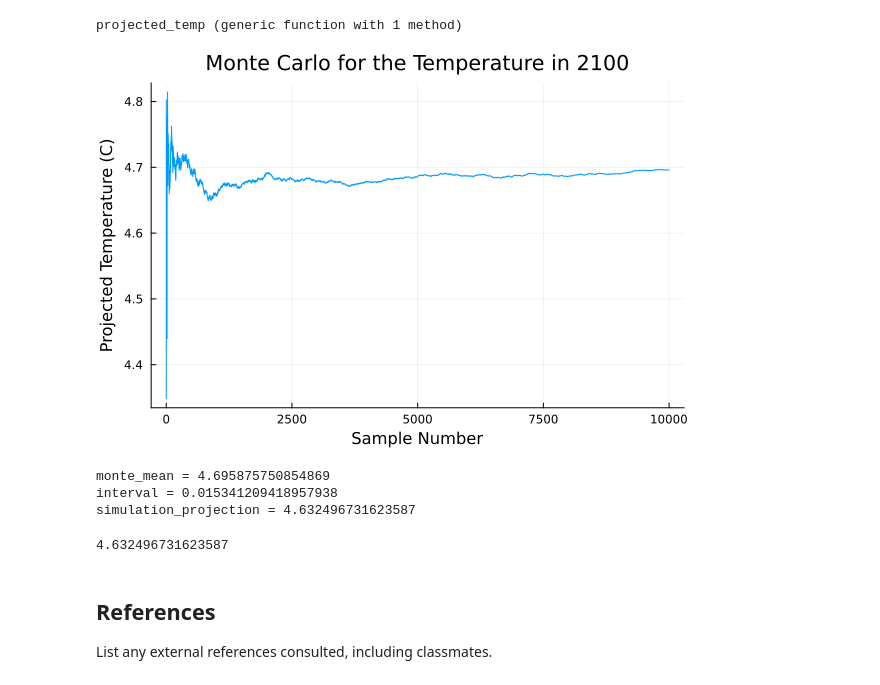
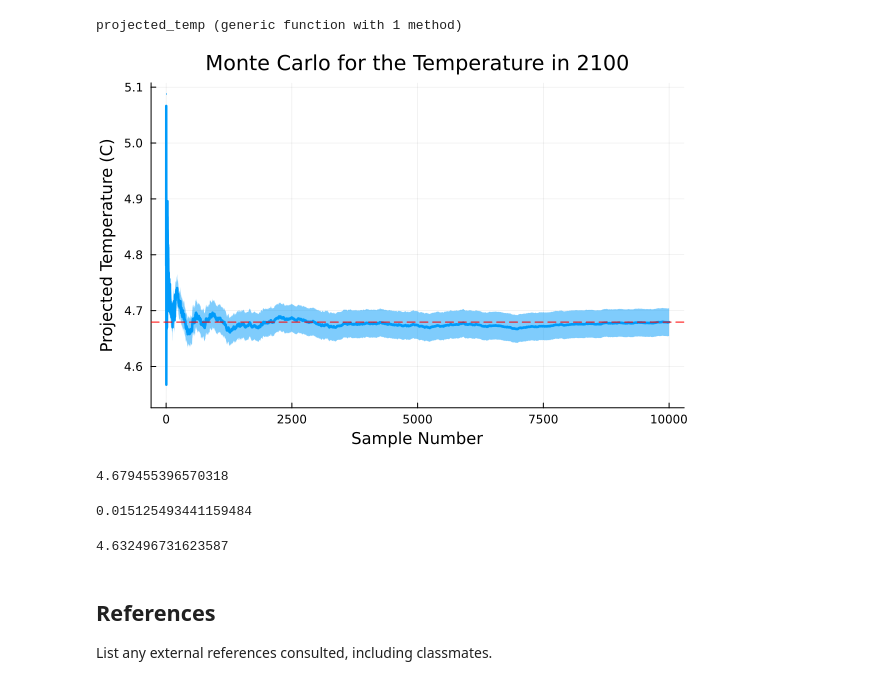
Before and after one commit to BEE4750-FA24/hw3-isamabay, a Jupyter notebook: hw03.ipynb, the cells around one changed output. Drawn from its saved outputs; the diff is of its cells as text; code cells hidden in the pictures.

```diff
--- a/hw03.ipynb
+++ b/hw03.ipynb
@@ -315,50 +277,23 @@ NBOD_15 = N0*exp(-kn*15/U)
 
 # Concentrations after mixing
 C1 = ((C15*(Qr+Qw1))+(Cw2_DO*Qw2)) / (Qr+Qw1+Qw2)
-# B1 = ((CBOD_15*(Qr+Qw1))+(Cw2_CBOD*Qw2))/(Qr+Qw1+Qw2) #CBOD concentration
-# N1 = ((NBOD_15*(Qr+Qw1))+(Cw2_NBOD*Qw2))/(Qr+Qw1+Qw2) #NBOD concentration
 
-# create a test matrix with possible percent removals
-percents = zeros(101)
-for i in 1:length(percents)-1
-    percents[i+1] = percents[i]+1
-end
-percents = percents / 100
-@show percents
-
-min_DO = zeros(101, 2)
 
 flow_range = 0:15 #range of first stream
 flow_range_2 = 0:35
 
-for i in 1:101
-    percent_removed = 1 - percents[i]
+for i in 1:-0.01:0
+    percent_removed = i
     B1_Treatment = ((CBOD_15*(Qr+Qw1)) + (Cw2_CBOD*Qw2*percent_removed))/(Qr+Qw1+Qw2) #apply a treatment percentage amount of CBOD loading
     N1_Treatment = ((NBOD_15*(Qr+Qw1)) + (Cw2_NBOD*Qw2*percent_removed))/(Qr+Qw1+Qw2) #apply a treatment percentage amount of NBOD loading
 
     treatment_DO = [do_simulate_2(i,Cs,C1,B1_Treatment,N1_Treatment,ka,kc,kn,U) for i in flow_range_2]
 
-    diff = minimum(treatment_DO) - 4
-    if diff < 0
-        diff = 100
-    end
-
-    min_DO[i, 1] = diff
-    min_DO[i, 2] = percent_removed
-end
-
-
-@show min_DO
-
-start = min_DO[1,1]
-percent = min_DO[1,2]
-for i in 2:101
-    if min_DO[i, 1] < start
-        start = min_DO[i,1]
-        percent = min_DO[i,2]
+    DO = minimum(treatment_DO)
+    if all(c > 4 for c in treatment_DO)
+        display(DO)
+        display((1-i)*100)
+        break
     end
 end
-
-@show start
-@show percent*100
 # %% [output]
@@ -581,12 +513,13 @@ projected_temp (generic function with 1 method)
 # %%
 # Expected temperatures in 2100 using function "global_mean_temp"
 n_sample = 10000
 temps = projected_temp(n_sample)
 monte_carlo = cumsum(temps) ./ (1:n_sample)
 
-plot(monte_carlo, xlabel="Sample Number", ylabel="Projected Temperature (C)", legend=false, title="Monte Carlo for the Temperature in 2100")
+plot(monte_carlo, ribbon=1.96 * std(monte_carlo), xlabel="Sample Number", ylabel="Projected Temperature (C)", legend=false, title="Monte Carlo for the Temperature in 2100", linewidth=2.5)
+hline!([monte_mean], color="red", linestyle=:dash)
 # %% [output]
-[figure, old version]
+[figure, new version]
 # %%
 # Monte Carlo compared to Simulation
 monte_mean = sum(temps) / length(temps)
@@ -596,14 +529,13 @@ interval = z*(monte_sd/sqrt(n_sample))
 
 simulation_projection = Temps[2100-1750+1]
 
-@show monte_mean
-@show interval
-@show simulation_projection
+display(monte_mean)
+display(interval)
+display(simulation_projection)
 # %% [output]
-monte_mean = 4.695875750854869
-interval = 0.015341209418957938
-simulation_projection = 4.632496731623587
+4.679455396570318
-4.632496731623587
+0.015125493441159484
+4.632496731623587
 # %% [markdown]
 ## References
 
```
Also changed, not shown: parts of 9 cells of this notebook.
